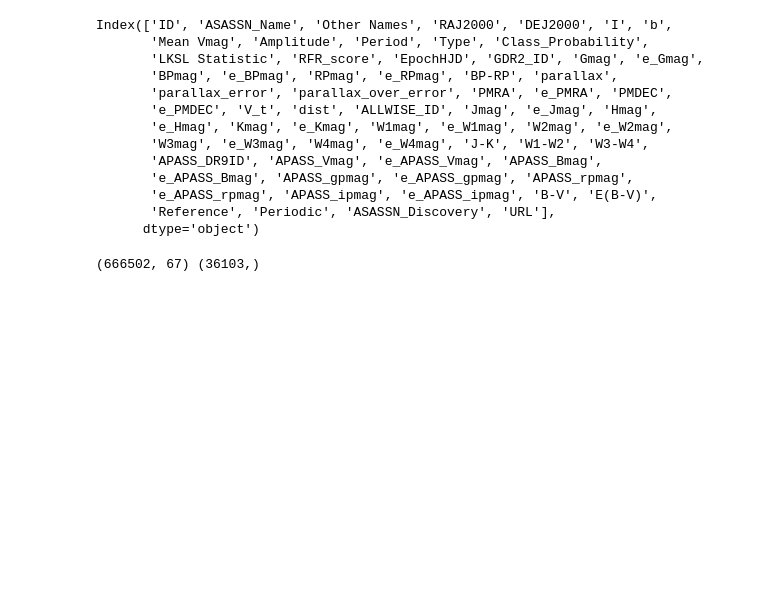
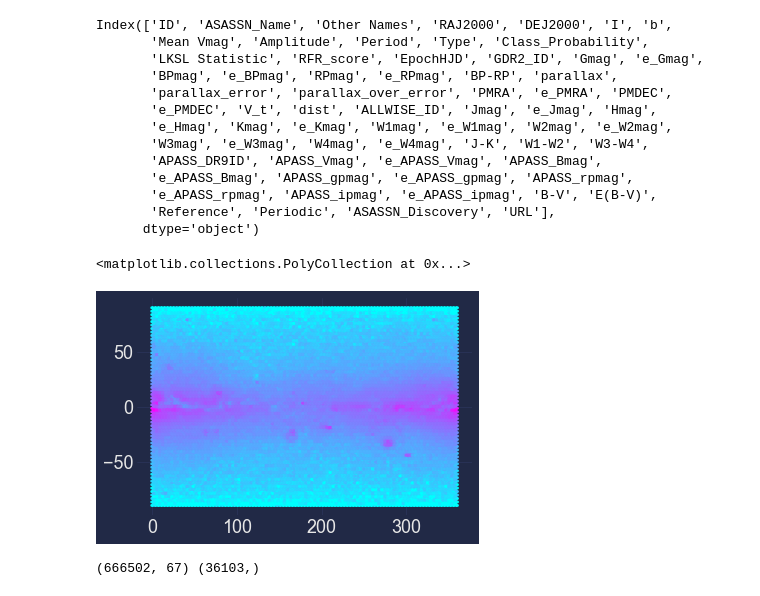
Before and after one commit to jradavenport/EBHRD, a Jupyter notebook: notebooks/combine_catalogs.ipynb, the cells around one changed output. Saved outputs shown, nothing was run; the diff lists cells and outputs as text; code cells hidden in the pictures; blank space fills up the shorter version.

```diff
--- a/notebooks/combine_catalogs.ipynb
+++ b/notebooks/combine_catalogs.ipynb
@@ -114,6 +114,11 @@ Index(['ID', 'ASASSN_Name', 'Other Names', 'RAJ2000', 'DEJ2000', 'I', 'b',
        'e_APASS_rpmag', 'APASS_ipmag', 'e_APASS_ipmag', 'B-V', 'E(B-V)',
        'Reference', 'Periodic', 'ASASSN_Discovery', 'URL'],
       dtype='object')
+# %%
+plt.hexbin(asassn['I'], asassn['b'], norm=LogNorm())
+# %% [output]
+<matplotlib.collections.PolyCollection at 0x...>
+[figure, added]
 # %%
 # drop W Uma's for now?
 EBs = np.where(((asassn['Type'] == 'EA') | (asassn['Type'] == 'EB')) & # (asassn['Type'] == 'EW') |
```
Also changed, not shown: parts of 19 cells of this notebook, 7 other files.
